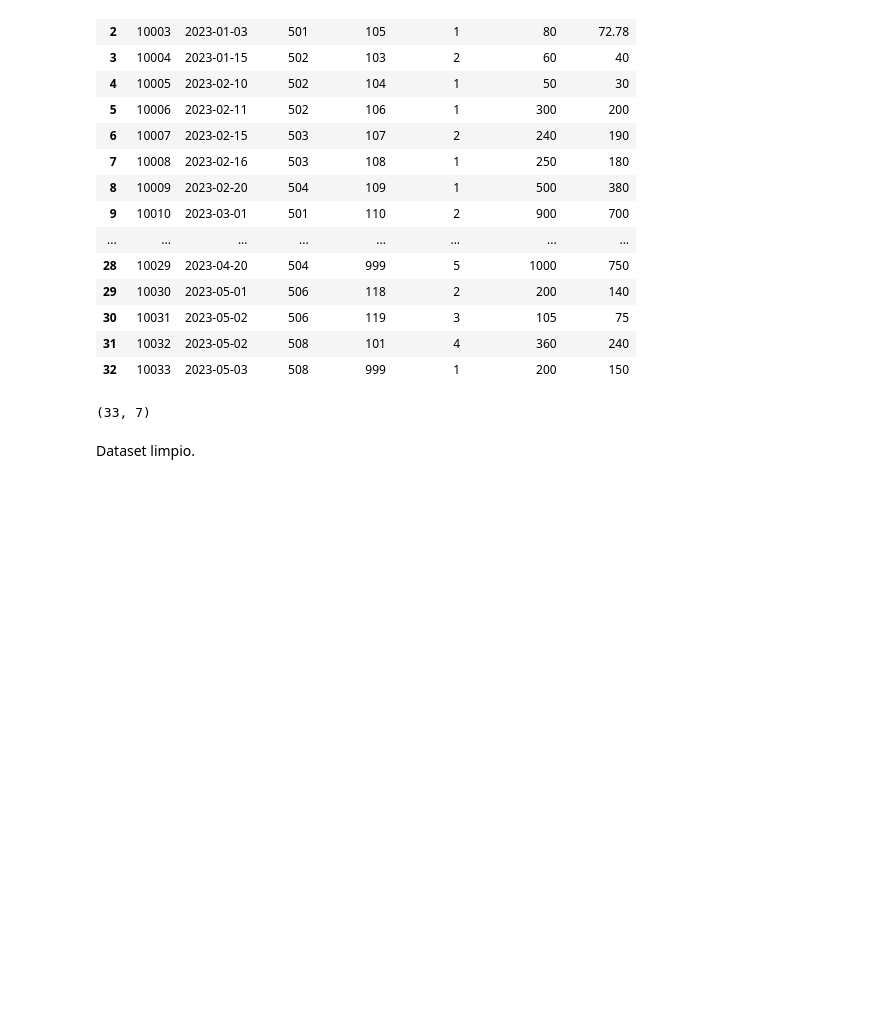
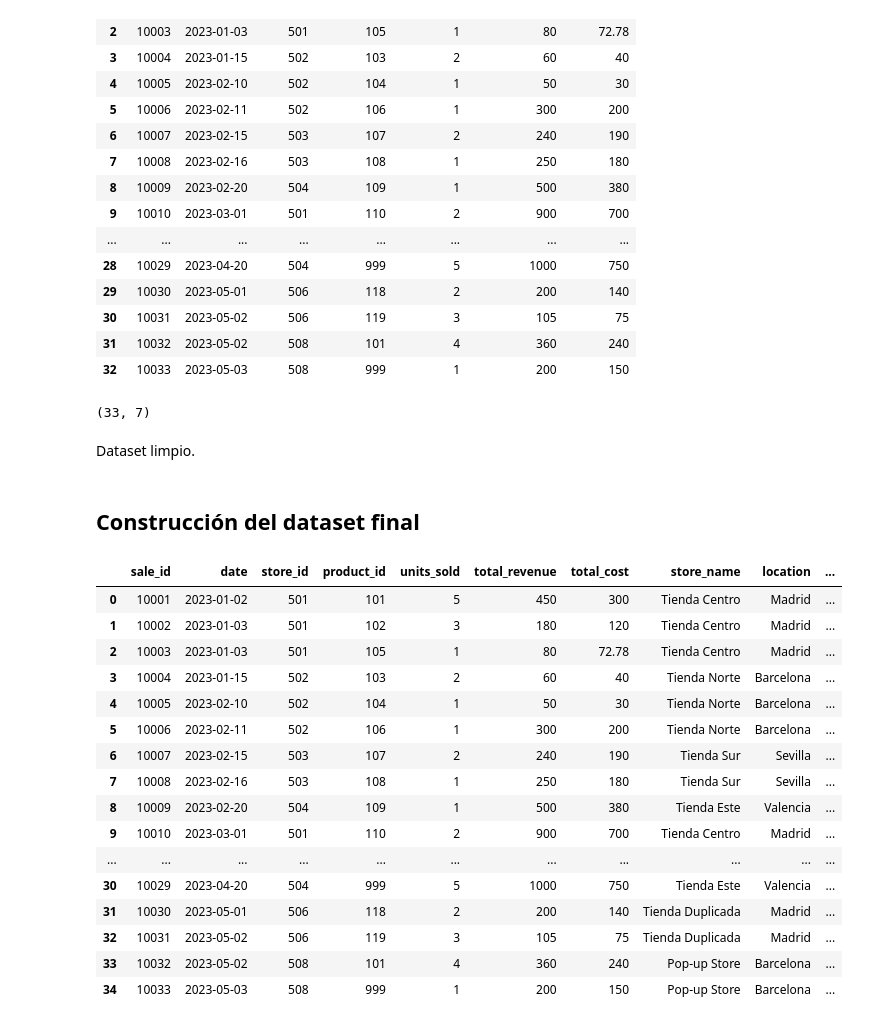
Before and after one commit to fertr98/Junior-Data-Scientist---Prueba-t-cnica, a Jupyter notebook: src/explore.ipynb, the cells around one changed output. Cells and saved outputs as stored; diff of their text form; code cells hidden in the pictures; blank space fills up the shorter version.

Commit message:
Clean dataset ready for EDA

```diff
--- a/src/explore.ipynb
+++ b/src/explore.ipynb
@@ -289,3 +289,26 @@ data_ventas.shape
 (33, 7)
 # %% [markdown]
 Dataset limpio.
+# %% [markdown]
+## Construcción del dataset final
+# %%
+dataset_tiendas_ventas = pd.merge(data_ventas, data_tiendas, on= "store_id")
+dataset_tiendas_ventas
+# %% [output]
+|  | sale_id | date | store_id | product_id | units_sold | total_revenue | total_cost | store_name | location | ... |
+| 0 | 10001 | 2023-01-02 | 501 | 101 | 5 | 450 | 300 | Tienda Centro | Madrid | ... |
+| 1 | 10002 | 2023-01-03 | 501 | 102 | 3 | 180 | 120 | Tienda Centro | Madrid | ... |
+| 2 | 10003 | 2023-01-03 | 501 | 105 | 1 | 80 | 72.78 | Tienda Centro | Madrid | ... |
+| 3 | 10004 | 2023-01-15 | 502 | 103 | 2 | 60 | 40 | Tienda Norte | Barcelona | ... |
+| 4 | 10005 | 2023-02-10 | 502 | 104 | 1 | 50 | 30 | Tienda Norte | Barcelona | ... |
+| 5 | 10006 | 2023-02-11 | 502 | 106 | 1 | 300 | 200 | Tienda Norte | Barcelona | ... |
+| 6 | 10007 | 2023-02-15 | 503 | 107 | 2 | 240 | 190 | Tienda Sur | Sevilla | ... |
+| 7 | 10008 | 2023-02-16 | 503 | 108 | 1 | 250 | 180 | Tienda Sur | Sevilla | ... |
+| 8 | 10009 | 2023-02-20 | 504 | 109 | 1 | 500 | 380 | Tienda Este | Valencia | ... |
+| 9 | 10010 | 2023-03-01 | 501 | 110 | 2 | 900 | 700 | Tienda Centro | Madrid | ... |
+| ... | ... | ... | ... | ... | ... | ... | ... | ... | ... | ... |
+| 30 | 10029 | 2023-04-20 | 504 | 999 | 5 | 1000 | 750 | Tienda Este | Valencia | ... |
+| 31 | 10030 | 2023-05-01 | 506 | 118 | 2 | 200 | 140 | Tienda Duplicada | Madrid | ... |
+| 32 | 10031 | 2023-05-02 | 506 | 119 | 3 | 105 | 75 | Tienda Duplicada | Madrid | ... |
+| 33 | 10032 | 2023-05-02 | 508 | 101 | 4 | 360 | 240 | Pop-up Store | Barcelona | ... |
+| 34 | 10033 | 2023-05-03 | 508 | 999 | 1 | 200 | 150 | Pop-up Store | Barcelona | ... |
```
Also changed, not shown: parts of 10 cells of this notebook, 1 other file.
